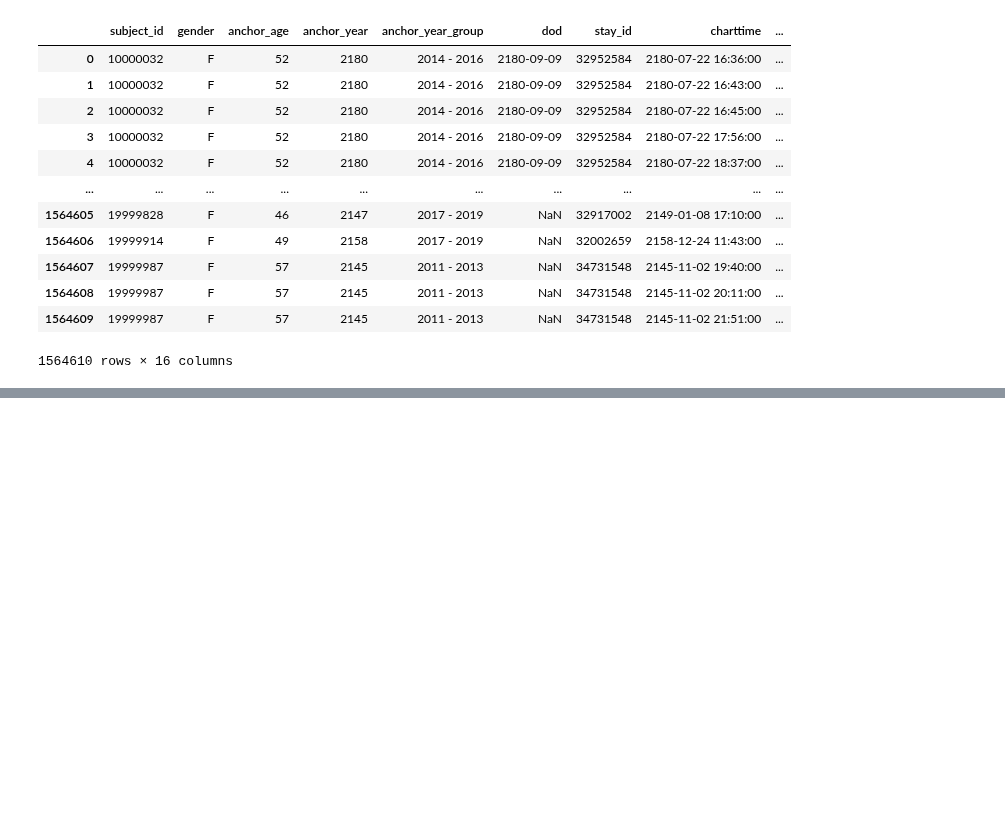
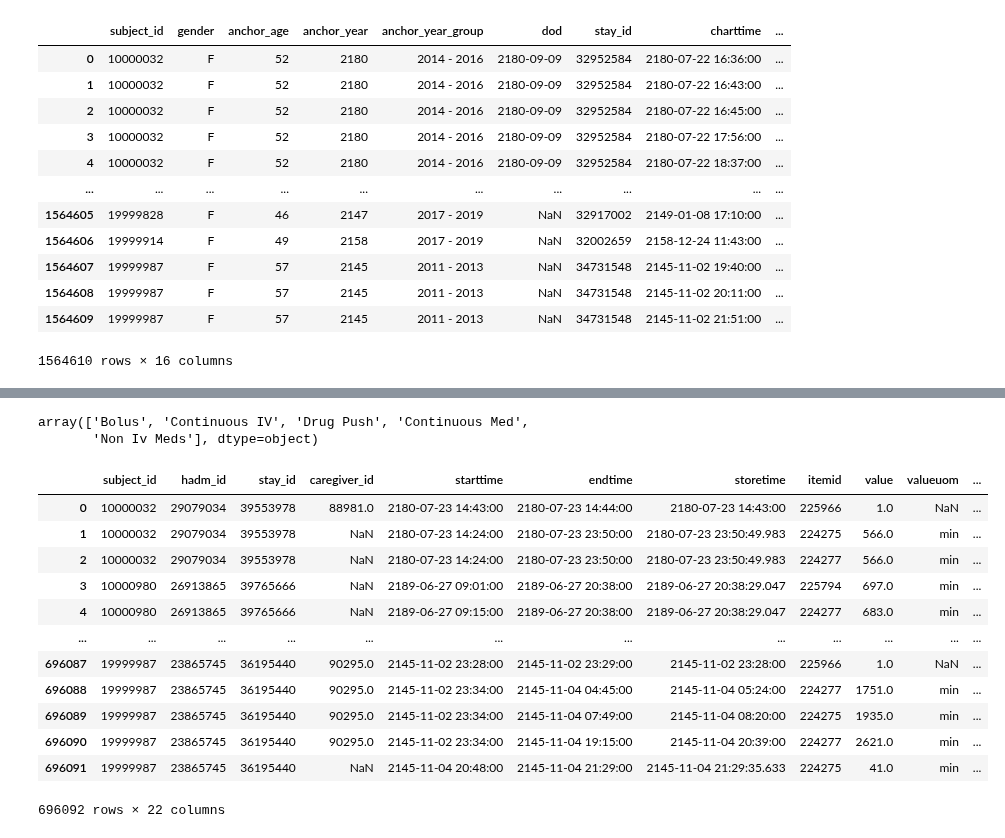
Before and after one commit to isabelkim/MI-IRL-KP, a Jupyter notebook: mdp.ipynb, the cells around one changed output, grey strips where cells are left out. Drawn from its saved outputs; the diff is of its cells as text; code cells hidden in the pictures; blank space fills up the shorter version.

```diff
--- a/mdp.ipynb
+++ b/mdp.ipynb
@@ -115,0 +306,21 @@ Error:
+# %%
+inputevents_df['ordercategorydescription'].unique()
+# %% [output]
+array(['Bolus', 'Continuous IV', 'Drug Push', 'Continuous Med',
+       'Non Iv Meds'], dtype=object)
+# %%
+procedureevents_df
+# %% [output]
+|  | subject_id | hadm_id | stay_id | caregiver_id | starttime | endtime | storetime | itemid | value | valueuom | ... |
+| 0 | 10000032 | 29079034 | 39553978 | 88981.0 | 2180-07-23 14:43:00 | 2180-07-23 14:44:00 | 2180-07-23 14:43:00 | 225966 | 1.0 | NaN | ... |
+| 1 | 10000032 | 29079034 | 39553978 | NaN | 2180-07-23 14:24:00 | 2180-07-23 23:50:00 | 2180-07-23 23:50:49.983 | 224275 | 566.0 | min | ... |
+| 2 | 10000032 | 29079034 | 39553978 | NaN | 2180-07-23 14:24:00 | 2180-07-23 23:50:00 | 2180-07-23 23:50:49.983 | 224277 | 566.0 | min | ... |
+| 3 | 10000980 | 26913865 | 39765666 | NaN | 2189-06-27 09:01:00 | 2189-06-27 20:38:00 | 2189-06-27 20:38:29.047 | 225794 | 697.0 | min | ... |
+| 4 | 10000980 | 26913865 | 39765666 | NaN | 2189-06-27 09:15:00 | 2189-06-27 20:38:00 | 2189-06-27 20:38:29.047 | 224277 | 683.0 | min | ... |
+| ... | ... | ... | ... | ... | ... | ... | ... | ... | ... | ... | ... |
+| 696087 | 19999987 | 23865745 | 36195440 | 90295.0 | 2145-11-02 23:28:00 | 2145-11-02 23:29:00 | 2145-11-02 23:28:00 | 225966 | 1.0 | NaN | ... |
+| 696088 | 19999987 | 23865745 | 36195440 | 90295.0 | 2145-11-02 23:34:00 | 2145-11-04 04:45:00 | 2145-11-04 05:24:00 | 224277 | 1751.0 | min | ... |
+| 696089 | 19999987 | 23865745 | 36195440 | 90295.0 | 2145-11-02 23:34:00 | 2145-11-04 07:49:00 | 2145-11-04 08:20:00 | 224275 | 1935.0 | min | ... |
+| 696090 | 19999987 | 23865745 | 36195440 | 90295.0 | 2145-11-02 23:34:00 | 2145-11-04 19:15:00 | 2145-11-04 20:39:00 | 224277 | 2621.0 | min | ... |
+| 696091 | 19999987 | 23865745 | 36195440 | NaN | 2145-11-04 20:48:00 | 2145-11-04 21:29:00 | 2145-11-04 21:29:35.633 | 224275 | 41.0 | min | ... |
+696092 rows × 22 columns
```
Also changed, not shown: parts of 21 cells of this notebook.
